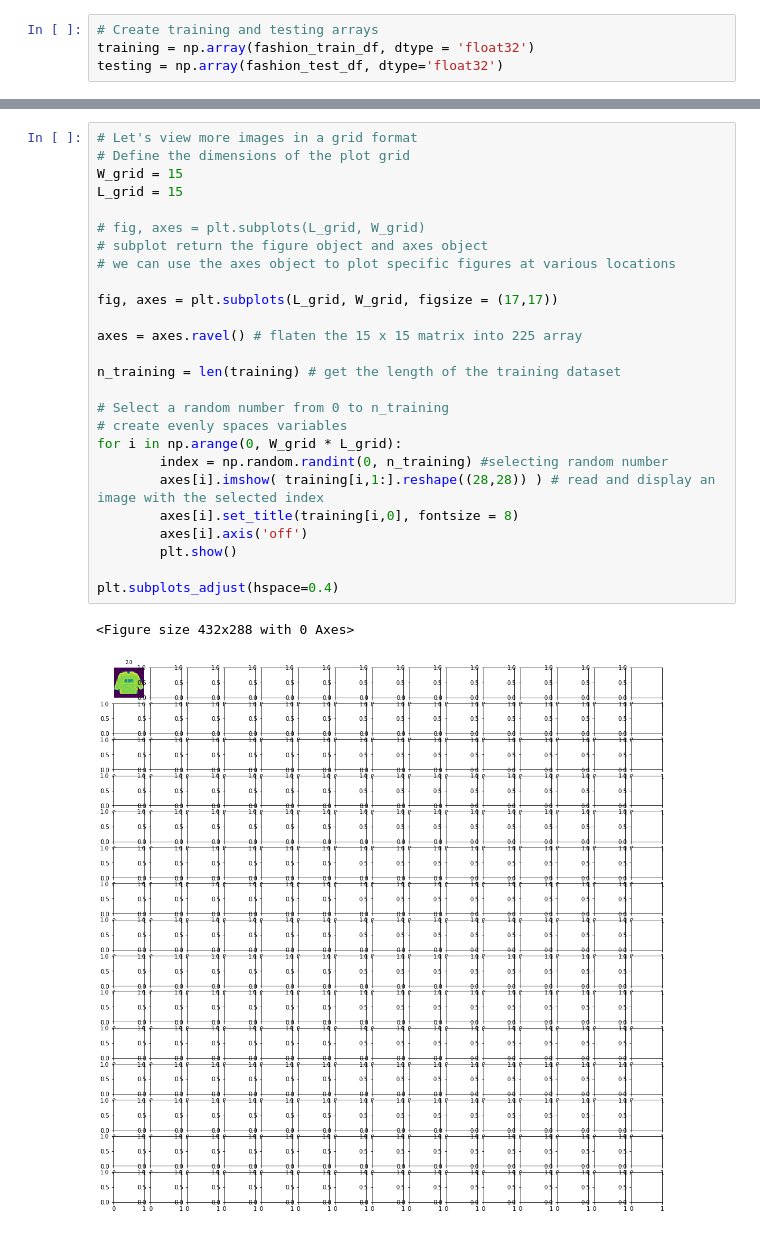
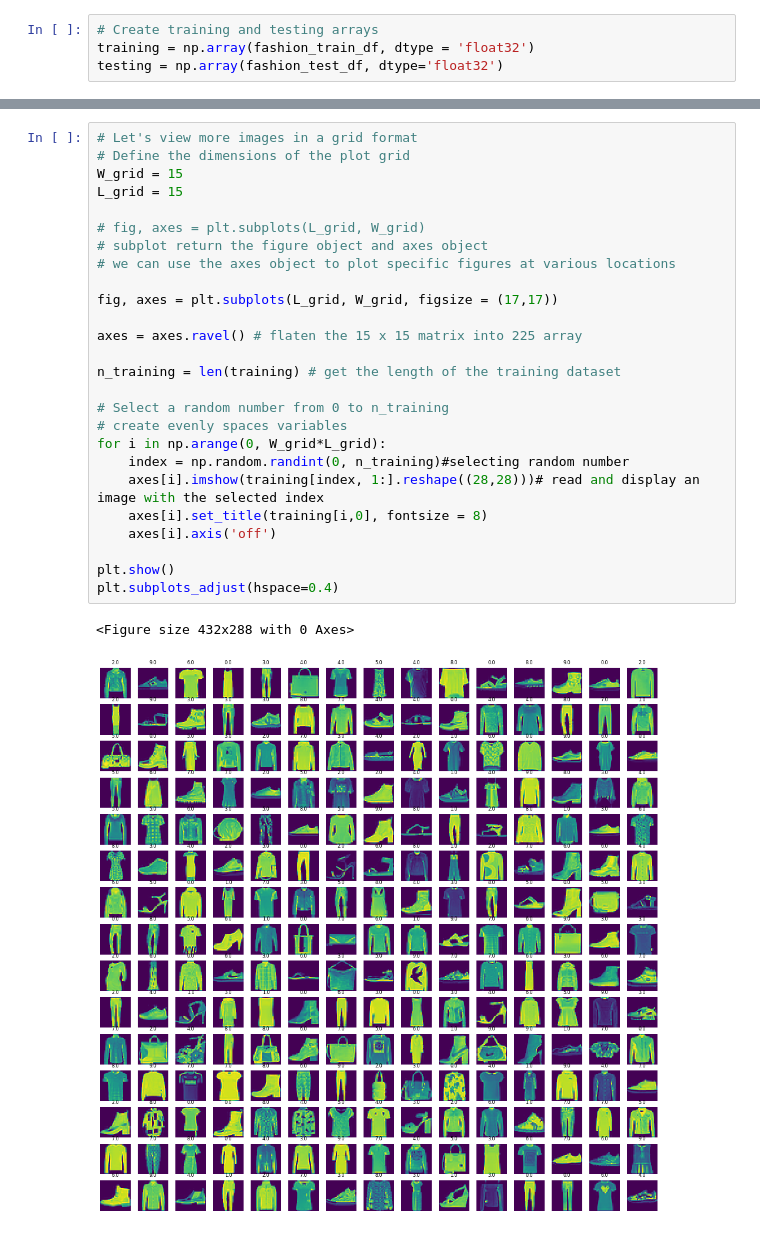
Before and after one commit to kvaishak/fashion_class_classifier, a Jupyter notebook: fashion_classifier.ipynb, the cells around one changed output, grey strips where cells are left out. Cells and saved outputs as stored; diff of their text form.

Commit message:
fixed the error in images not loading properly in the subplots

```diff
--- a/fashion_classifier.ipynb
+++ b/fashion_classifier.ipynb
@@ -123,29 +123,29 @@ label
 # %%
 # Let's view more images in a grid format
 # Define the dimensions of the plot grid
 W_grid = 15
 L_grid = 15
 
 # fig, axes = plt.subplots(L_grid, W_grid)
 # subplot return the figure object and axes object
 # we can use the axes object to plot specific figures at various locations
 
 fig, axes = plt.subplots(L_grid, W_grid, figsize = (17,17))
 
 axes = axes.ravel() # flaten the 15 x 15 matrix into 225 array
 
 n_training = len(training) # get the length of the training dataset
 
 # Select a random number from 0 to n_training
 # create evenly spaces variables
-for i in np.arange(0, W_grid * L_grid):
-        index = np.random.randint(0, n_training) #selecting random number
-        axes[i].imshow( training[i,1:].reshape((28,28)) ) # read and display an image with the selected index
-        axes[i].set_title(training[i,0], fontsize = 8)
-        axes[i].axis('off')
-        plt.show()
+for i in np.arange(0, W_grid*L_grid):
+    index = np.random.randint(0, n_training)#selecting random number
+    axes[i].imshow(training[index, 1:].reshape((28,28)))# read and display an image with the selected index
+    axes[i].set_title(training[i,0], fontsize = 8)
+    axes[i].axis('off')
 
+plt.show()
 plt.subplots_adjust(hspace=0.4)
 # %% [output]
 <Figure size 432x288 with 0 Axes>
-[figure, old version]
+[figure, new version]
```
Also changed, not shown: parts of 1 cell of this notebook.
